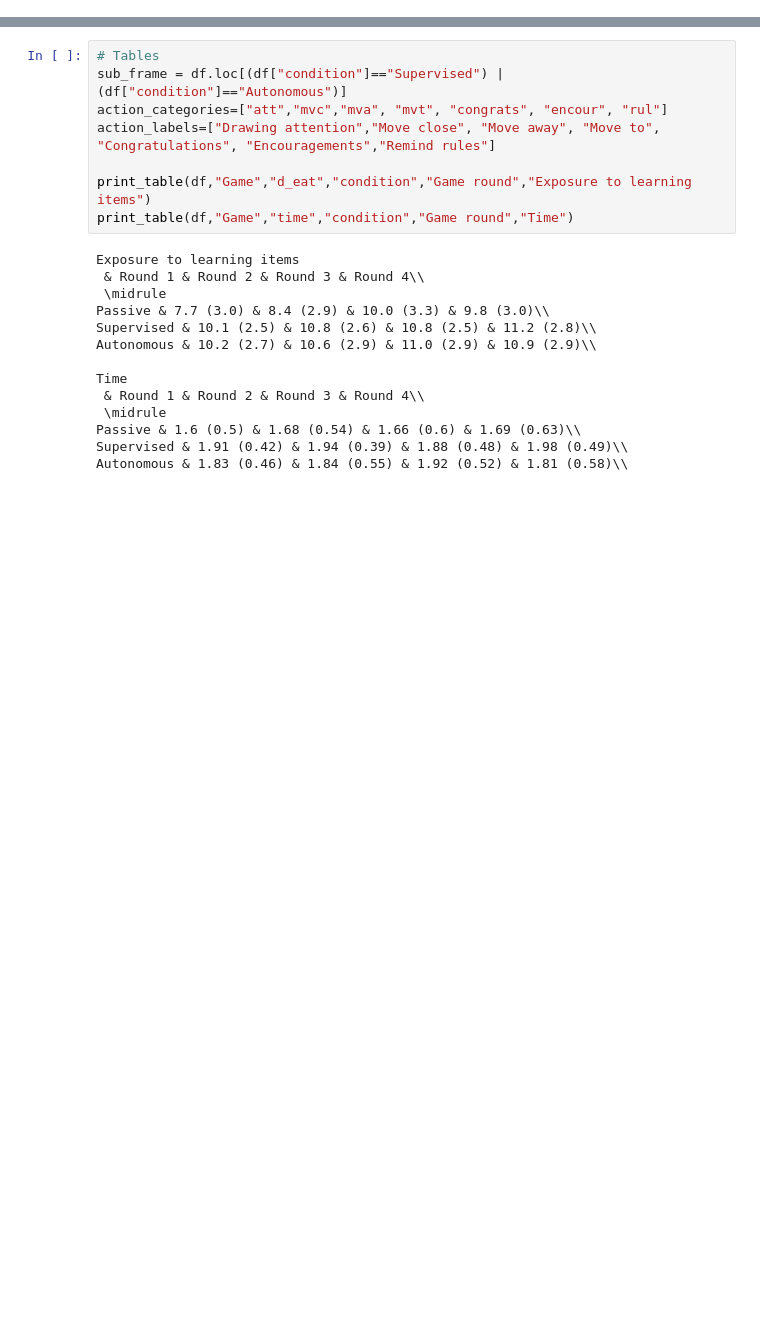
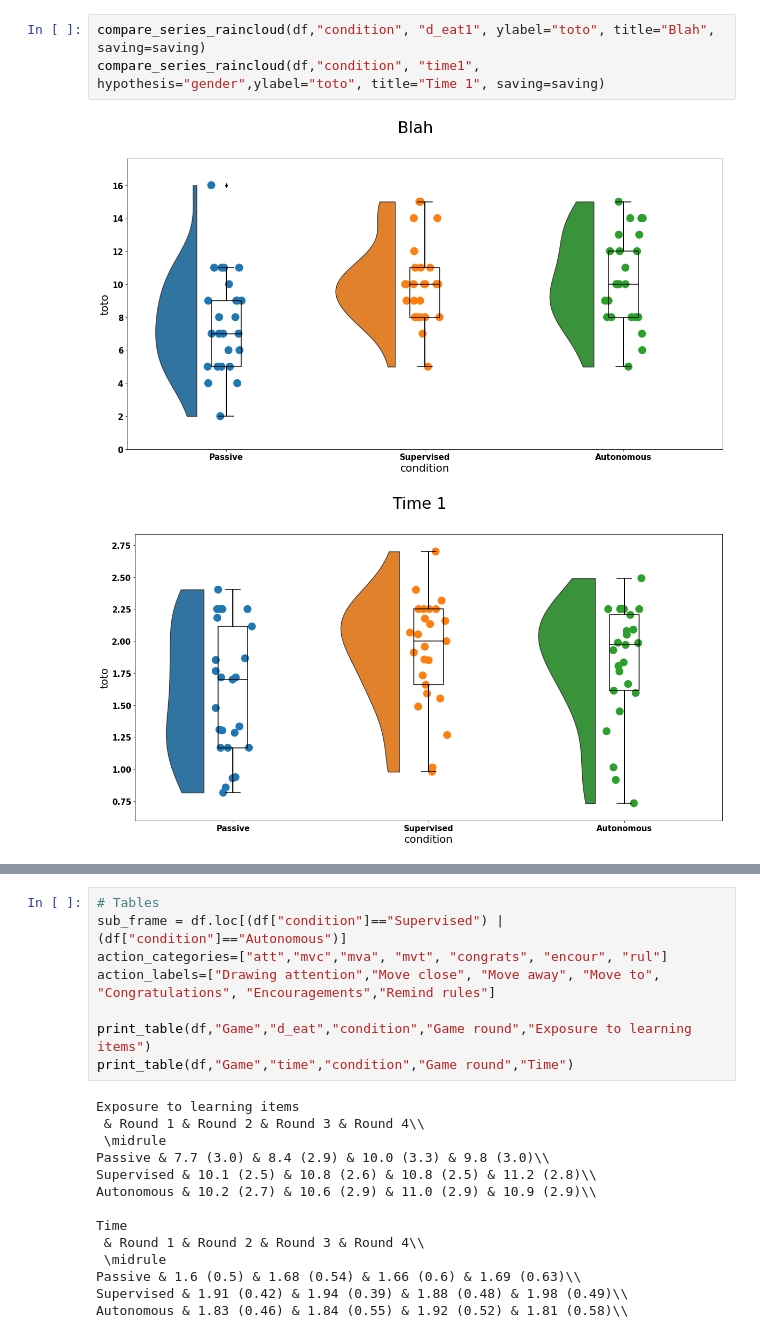
Before and after one commit to emmanuel-senft/data-foodchain, a Jupyter notebook: analyse.ipynb, the cells around one changed output, grey strips where cells are left out. Cells and saved outputs as stored; diff of their text form; blank space fills up the shorter version.

```diff
--- a/analyse.ipynb
+++ b/analyse.ipynb
@@ -149,3 +288,9 @@ def analyse_actions(data,cat,hue,xlabel,ylabel,action_labels,palette=["#F7C544",
+# %%
+compare_series_raincloud(df,"condition", "d_eat1", ylabel="toto", title="Blah", saving=saving)
+compare_series_raincloud(df,"condition", "time1", hypothesis="gender",ylabel="toto", title="Time 1", saving=saving)
+# %% [output]
+[figure, added]
+[figure, added]
 # %%
 # Graphs
 saving=False
```
Also changed, not shown: parts of 5 cells of this notebook.
